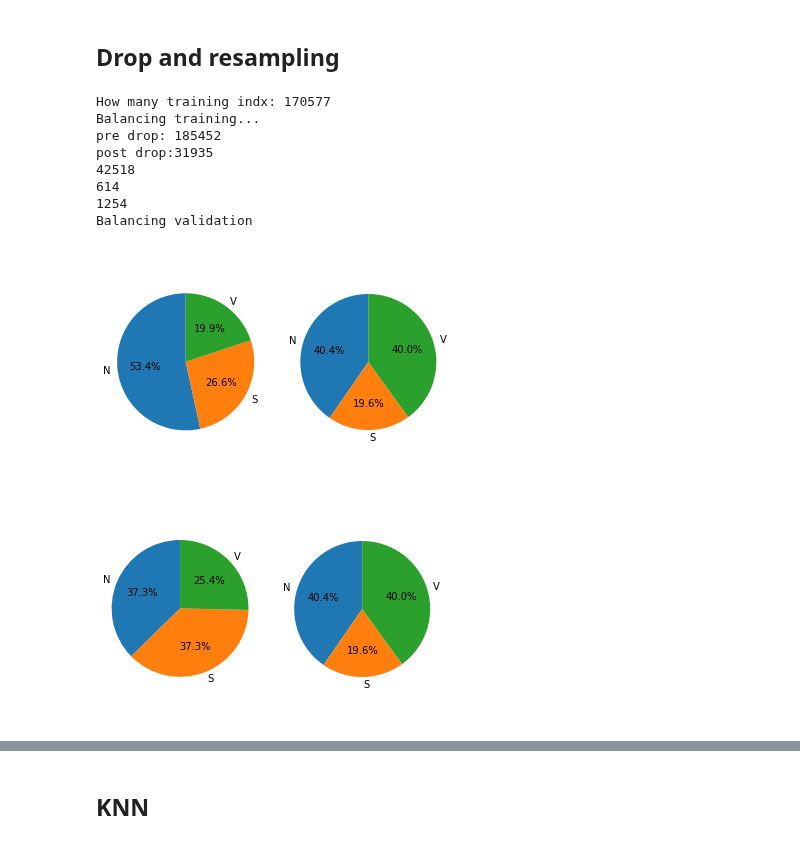
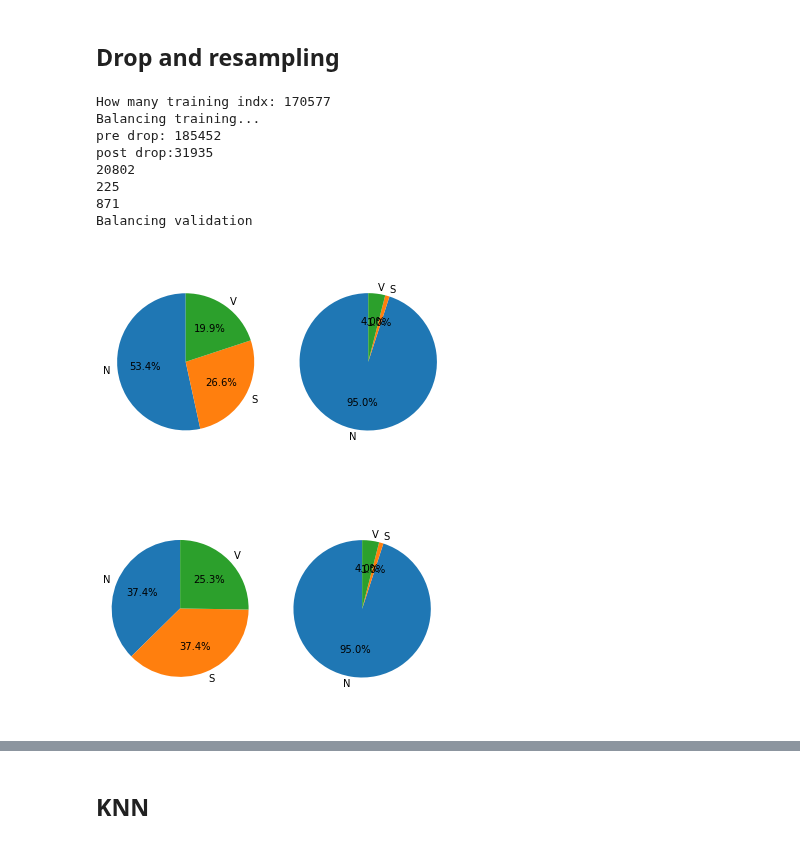
Before and after one commit to simonetome/Heartbeat-NSV-classification, a Jupyter notebook: autoencoder_resample.ipynb, the cells around one changed output, grey strips where cells are left out. Saved outputs shown, nothing was run; the diff lists cells and outputs as text; code cells hidden in the pictures.

```diff
--- a/autoencoder_resample.ipynb
+++ b/autoencoder_resample.ipynb
@@ -423,11 +424,13 @@ def create_patch_dataset(df):
 # %% [markdown]
 <h2> Split dataset by patient & creation of patches
 # %%
-validation_percentage = 0.2
-training_df, validation_df = train_test_split(filtered_df,test_size = validation_percentage,random_state=SEED)
+
+training_df, test_df_ = train_test_split(filtered_df,test_size = 0.2,random_state=SEED)
+validation_df, test_df = train_test_split(test_df_,test_size = 0.5,random_state=SEED)
 
 training_patches_df_ = create_patch_dataset(training_df)
 validation_patches_df_ = create_patch_dataset(validation_df)
+test_patches_df = create_patch_dataset(test_df)
 # %% [markdown]
 <h2> Drop and resampling
 # %%
@@ -450,8 +453,8 @@ perc_to_drop_train = to_drop/(num_n)
 num_n = len(validation_patches_df[(validation_patches_df['stringLabel']=='N')])
 num_s = len(validation_patches_df[(validation_patches_df['stringLabel']=='S')])
 num_v = len(validation_patches_df[(validation_patches_df['stringLabel']=='V')])
-to_drop = num_n - max(num_s,num_v)
-perc_to_drop_valid = to_drop/(num_n)
+to_drop = 0
+perc_to_drop_valid = 0
 
 train_indexes = training_patches_df.index[training_patches_df['stringLabel'] == 'N'].tolist()
 valid_indexes = validation_patches_df.index[validation_patches_df['stringLabel'] == 'N'].tolist()
@@ -505,37 +508,37 @@ training_labels = training_patches_df['stringLabel'].values
 validation_labels = validation_balanced_patches_df['stringLabel'].values
 
 classes = ["N","S","V"]
 
 training_counts = [0]*3
 validation_counts = [0]*3
 
 for l in training_labels:
     training_counts[classes.index(l)] += 1
 for l in validation_labels:
     validation_counts[classes.index(l)] += 1
 
 fig1, (ax1,ax2) = plt.subplots(1,2)
 
 ax1.pie(training_counts, explode=None, labels=classes, autopct='%1.1f%%',
         shadow=False, startangle=90)
 ax1.axis('equal')
 ax2.pie(validation_counts, explode=None, labels=classes, autopct='%1.1f%%',
         shadow=False, startangle=90)
 ax2.axis('equal')
 
 fig1.set_facecolor("white")
 
 plt.show()
 # %% [output]
 How many training indx: 170577
 Balancing training...
 pre drop: 185452
 post drop:31935
-42518
-614
-1254
+20802
+225
+871
 Balancing validation
-[figure, old version]
+[figure, new version]
 # %%
 # resample v and s
 from sklearn.utils import shuffle
@@ -604,7 +607,7 @@ fig1.set_facecolor("white")
 
 plt.show()
 # %% [output]
-[figure, old version]
+[figure, new version]
 # %%
 def create_input(df):
 
```
Also changed, not shown: parts of 58 cells of this notebook.
